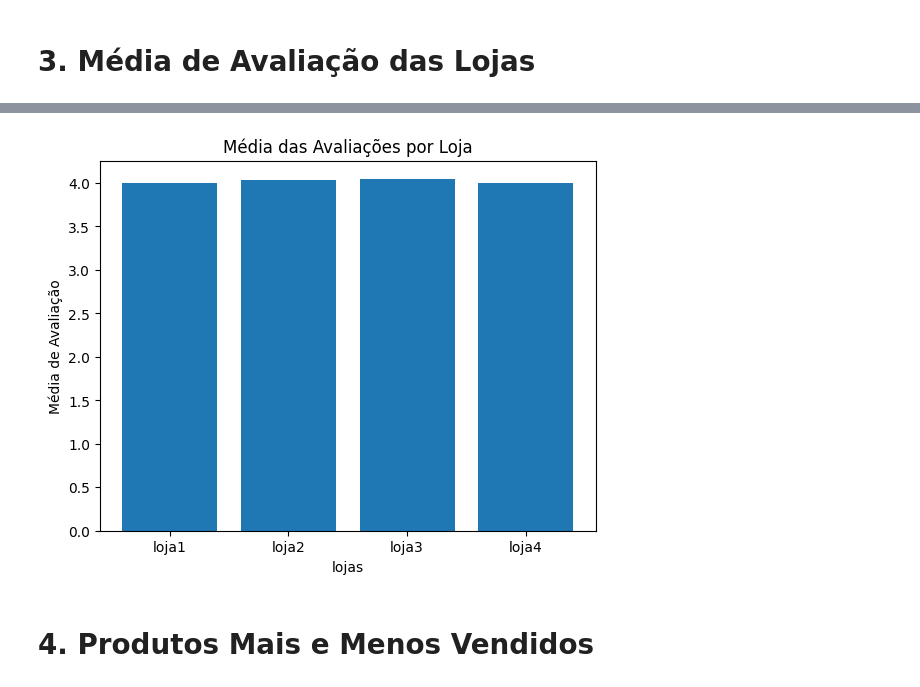
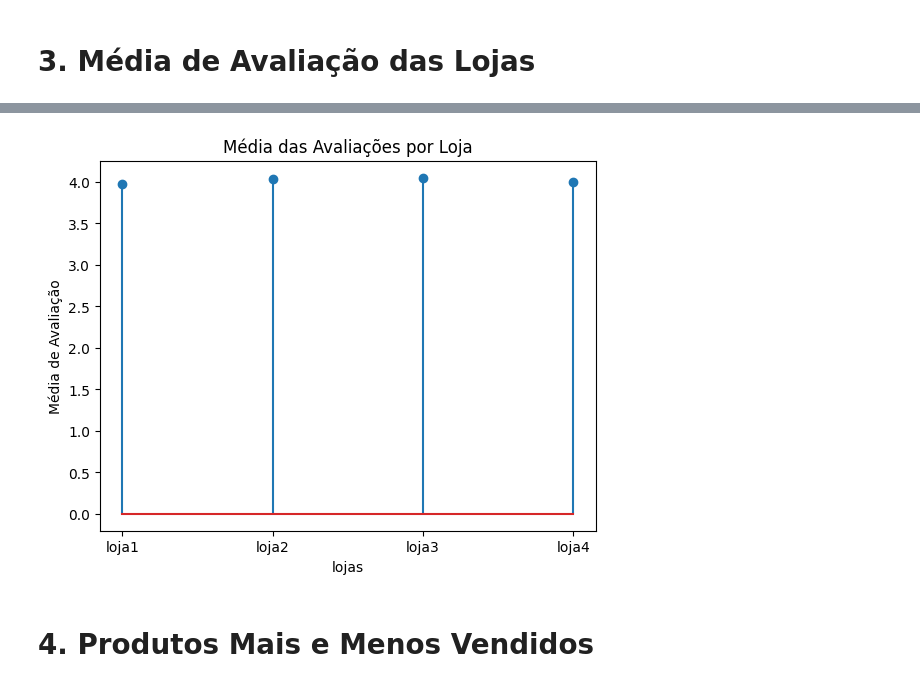
Before and after one commit to claudiaapj/challengeAluraStore, a Jupyter notebook: AluraStoreBr.ipynb, the cells around one changed output, grey strips where cells are left out. Cells and saved outputs as stored; diff of their text form; code cells hidden in the pictures.

```diff
--- a/AluraStoreBr.ipynb
+++ b/AluraStoreBr.ipynb
@@ -116,13 +116,13 @@ Média da avaliação da loja 4: 4.00
 # %%
 nome_loja = ['loja1', 'loja2', 'loja3', 'loja4']
 
-plt.bar(nome_loja, medias)
+plt.stem(nome_loja, medias)
 plt.xlabel('lojas')
 plt.ylabel('Média de Avaliação')
 plt.title('Média das Avaliações por Loja')
 plt.show()
 # %% [output]
-[figure, old version]
+[figure, new version]
 # %% [markdown]
 # 4. Produtos Mais e Menos Vendidos
 # %%
```
Also changed, not shown: parts of 3 cells of this notebook.
